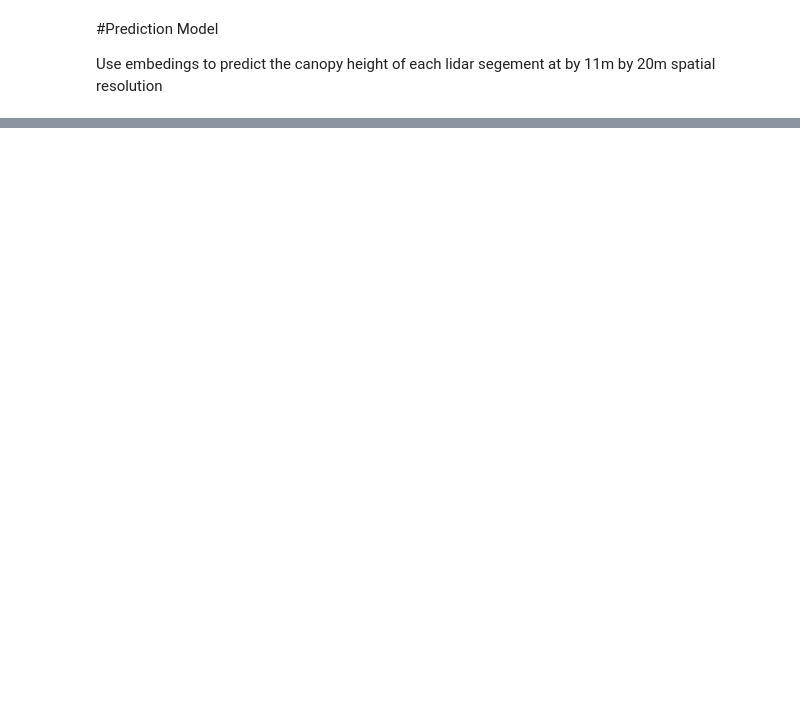
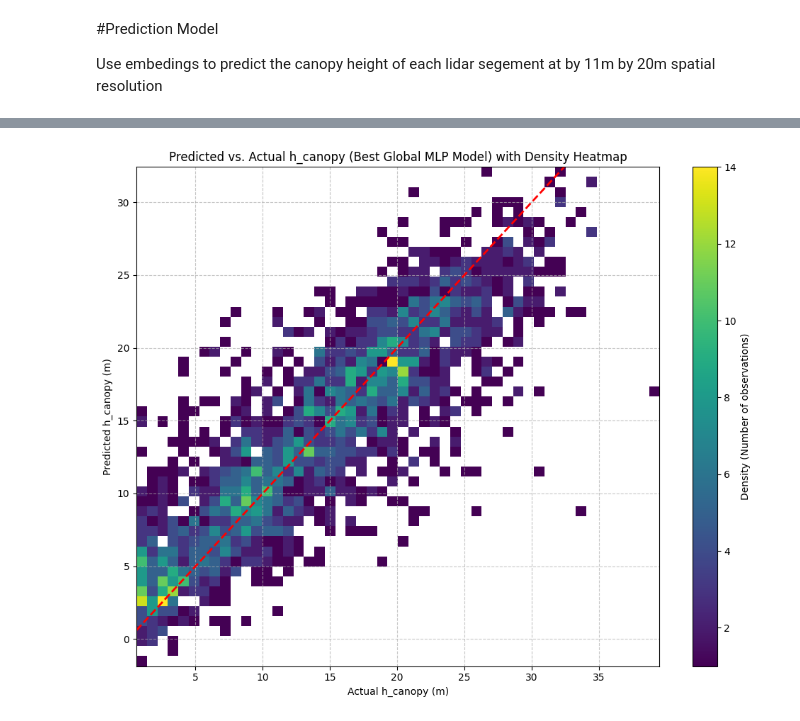
Before and after one commit to snehalmore/GEE_colab, a Jupyter notebook: Icesat2_AEE_model.ipynb, the cells around one changed output, grey strips where cells are left out. Saved outputs shown, nothing was run; the diff lists cells and outputs as text; code cells hidden in the pictures; blank space fills up the shorter version.

```diff
--- a/Icesat2_AEE_model.ipynb
+++ b/Icesat2_AEE_model.ipynb
@@ -687,0 +1000,58 @@ Use embedings to predict the canopy height of each lidar segement at by 11m by 2
+# %%
+import matplotlib.pyplot as plt
+import seaborn as sns
+import numpy as np
+import joblib # Import joblib for loading the model
+
+# Define the path where the best MLP model is saved
+model_save_path = '/content/drive/MyDrive/best_mlp_model.joblib'
+
+# Check if best_mlp_model is defined in the global scope, otherwise load it
+if 'best_mlp_model' not in globals():
+    try:
+        best_mlp_model = joblib.load(model_save_path)
+        print(f"'best_mlp_model' loaded from {model_save_path}")
+    except FileNotFoundError:
+        print(f"Error: Model file not found at {model_save_path}. Please ensure it was saved correctly.")
+        # Exit if model cannot be loaded
+        # Or, you might want to raise an error or set a flag here to prevent further execution
+    except Exception as e:
+        print(f"Error loading 'best_mlp_model': {e}")
+
+
+# Define the exact features used for training the global best_mlp_model.
+# Based on the user request and error message, this model was trained on AEE features (A00-A63)
+# along with geoseg_lon and geoseg_lat, excluding temporal and binning columns.
+
+global_model_features = ['geoseg_lon', 'geoseg_lat'] + [f'A{i:02d}' for i in range(64)]
+
+# Ensure X and y are defined for the entire dataset for plotting the global model's performance
+X_global = input_data[global_model_features]
+y_global = input_data['h_canopy']
+
+# Drop rows where 'h_canopy' is NaN before predicting
+# This ensures consistency with how data was prepared for training best_mlp_model
+valid_indices = y_global.dropna().index
+X_global_valid = X_global.loc[valid_indices]
+y_global_valid = y_global.loc[valid_indices]
+
+# Predict using the best_mlp_model (tuned on the entire dataset from cell ecc593e1)
+# The best_mlp_model is a pipeline that includes StandardScaler, so no manual scaling is needed here
+if 'best_mlp_model' in globals(): # Now check if it's in globals, either defined or loaded
+    y_pred_global = best_mlp_model.predict(X_global_valid)
+
+    # Create the predicted vs. actual plot with a 2D histogram for density
+    plt.figure(figsize=(10, 8))
+    plt.hist2d(y_global_valid, y_pred_global, bins=50, cmap='viridis', cmin=1) # cmin=1 to hide empty bins
+    plt.colorbar(label='Density (Number of observations)')
+    plt.plot([y_global_valid.min(), y_global_valid.max()], [y_global_valid.min(), y_global_valid.max()], 'r--', lw=2) # Perfect prediction line
+    plt.title('Predicted vs. Actual h_canopy (Best Global MLP Model) with Density Heatmap')
+    plt.xlabel('Actual h_canopy (m)')
+    plt.ylabel('Predicted h_canopy (m)')
+    plt.grid(True, linestyle='--', alpha=0.7)
+    plt.tight_layout()
+    plt.show()
+else:
+    print("Plotting skipped: 'best_mlp_model' could not be loaded or found.")
+# %% [output]
+[figure, added]
```
Also changed, not shown: parts of 52 cells of this notebook.
